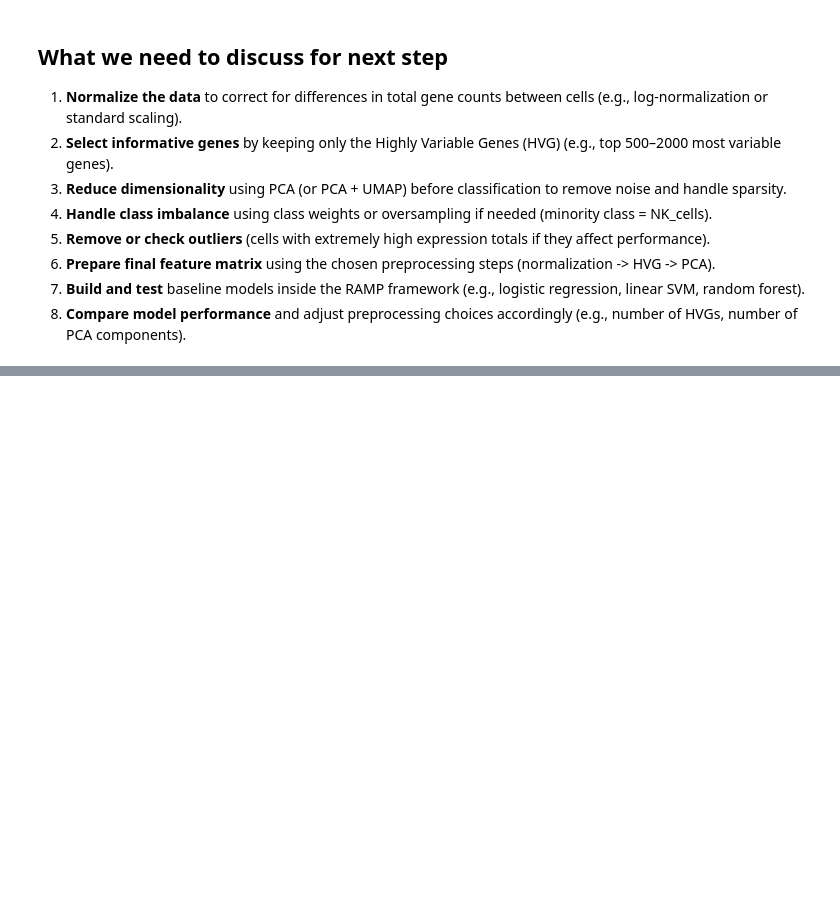
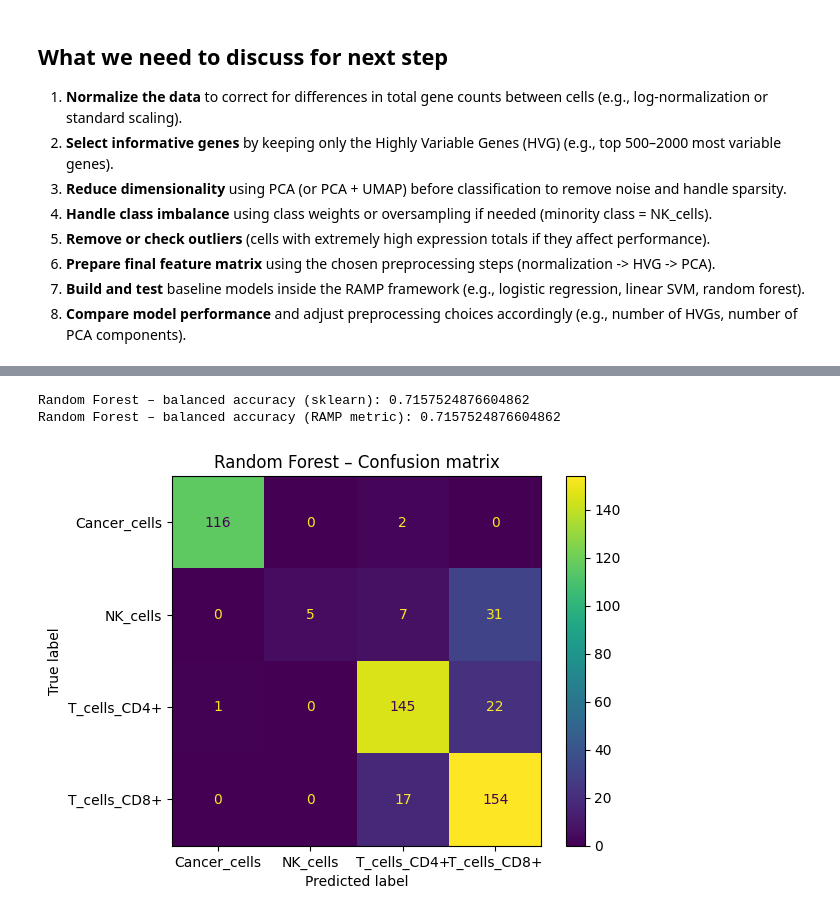
Before and after one commit to DataCampDS/scmark-classification-data-shinobi, a Jupyter notebook: exploratory_data_analysis.ipynb, the cells around one changed output, grey strips where cells are left out. Cells and saved outputs as stored; diff of their text form; code cells hidden in the pictures; blank space fills up the shorter version.

```diff
--- a/exploratory_data_analysis.ipynb
+++ b/exploratory_data_analysis.ipynb
@@ -289,0 +375,29 @@ The presence of strong correlation confirms that many genes are redundant, reinf
+# %%
+rf = RandomForestClassifier(
+    n_estimators=300,
+    max_depth=None,
+    n_jobs=-1,
+    class_weight="balanced_subsample",
+    random_state=0
+)
+
+rf.fit(X_train_pre, y_train_np)
+
+y_pred_rf = rf.predict(X_test_pre)
+
+ba_sklearn_rf = balanced_accuracy_score(y_test_np, y_pred_rf)
+ba_ramp_rf = BalancedAccuracy()(y_test_np, y_pred_rf)
+
+print("Random Forest – balanced accuracy (sklearn):", ba_sklearn_rf)
+print("Random Forest – balanced accuracy (RAMP metric):", ba_ramp_rf)
+
+cm_rf = confusion_matrix(y_test_np, y_pred_rf, labels=y_train.categories)
+disp_rf = ConfusionMatrixDisplay(confusion_matrix=cm_rf,
+                                 display_labels=y_train.categories)
+disp_rf.plot(values_format="d")
+plt.title("Random Forest – Confusion matrix")
+plt.show()
+# %% [output]
+Random Forest – balanced accuracy (sklearn): 0.7157524876604862
+Random Forest – balanced accuracy (RAMP metric): 0.7157524876604862
+[figure, added]
```
Also changed, not shown: parts of 10 cells of this notebook.
